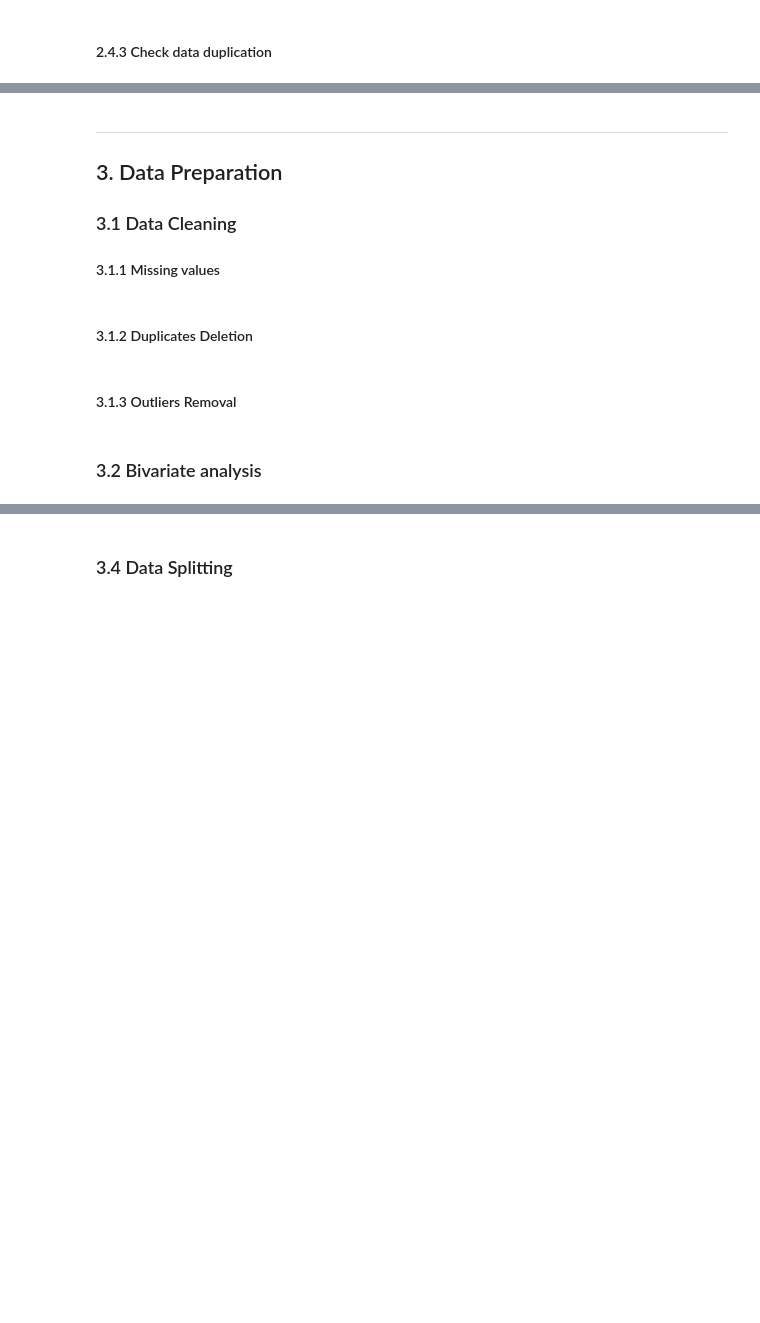
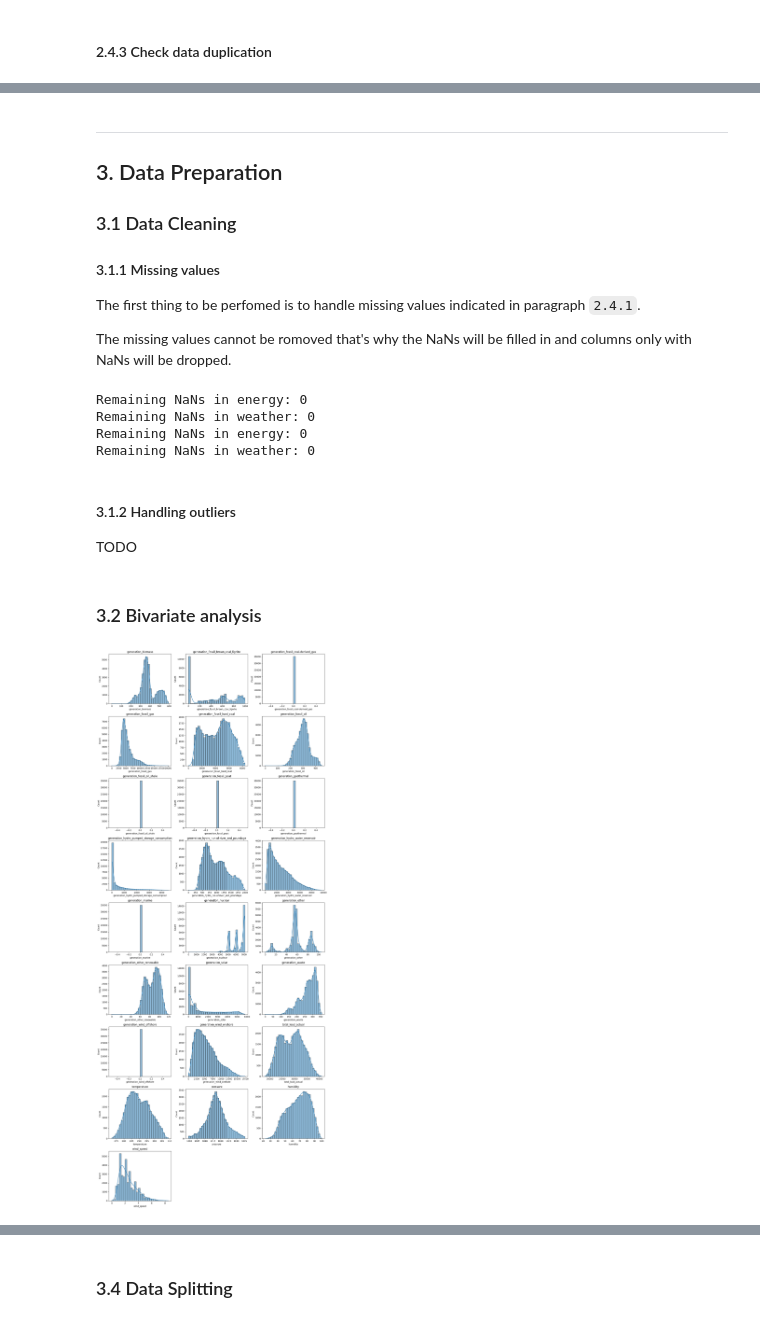
Before and after one commit to matowaty/MINDD_project, a Jupyter notebook: project_2/project2.ipynb, the cells around one changed output, grey strips where cells are left out. Drawn from its saved outputs; the diff is of its cells as text; code cells hidden in the pictures; blank space fills up the shorter version.

```diff
--- a/project_2/project2.ipynb
+++ b/project_2/project2.ipynb
@@ -316,9 +383,61 @@ weather.duplicated().sum()
 ### 3.1 Data Cleaning
 
 #### 3.1.1 Missing values
+
+The first thing to be perfomed is to handle missing values indicated in paragraph `2.4.1`.
+
+The missing values cannot be romoved that's why the NaNs will be filled in and columns only with NaNs will be dropped.
-# %% [markdown]
-#### 3.1.2 Duplicates Deletion
+# %%
+print("Remaining NaNs in energy:", energy.isna().sum().sum())
+print("Remaining NaNs in weather:", weather.isna().sum().sum())
+
+# Drop columns that contain only NaN values
+energy = energy.dropna(axis=1, how='all')
+weather = weather.dropna(axis=1, how='all')
+
+# Interpolate missing values (time-series aware)
+energy.index = pd.to_datetime(energy.index, errors='coerce', utc=True)
+weather.index = pd.to_datetime(weather.index, errors='coerce', utc=True)
+energy = energy.interpolate(method='time')
+weather = weather.interpolate(method='time')
+
+# Forward-fill remaining NaNs (edge cases)
+energy = energy.ffill().bfill()
+weather = weather.ffill().bfill()
+
+print("Remaining NaNs in energy:", energy.isna().sum().sum())
+print("Remaining NaNs in weather:", weather.isna().sum().sum())
+# %% [output]
+Remaining NaNs in energy: 0
+Remaining NaNs in weather: 0
+Remaining NaNs in energy: 0
+Remaining NaNs in weather: 0
 # %% [markdown]
-#### 3.1.3 Outliers Removal
+#### 3.1.2 Handling outliers
+
+TODO
 # %% [markdown]
 ### 3.2 Bivariate analysis
+# %%
+df_analysis = energy.join(weather, how="inner")
+features = df_analysis.select_dtypes(include="number").drop(columns=["price_day_ahead"])
+
+import matplotlib.pyplot as plt
+import seaborn as sns
+import math
+
+num_features = len(features.columns)
+cols = 3
+rows = math.ceil(num_features / cols)
+
+plt.figure(figsize=(5 * cols, 4 * rows))
+
+for i, feature in enumerate(features.columns):
+    plt.subplot(rows, cols, i + 1)
+    sns.histplot(df_analysis[feature], kde=True, bins=30)
+    plt.title(feature)
+
+plt.tight_layout()
+plt.show()
+# %% [output]
+[figure, added]
```
Also changed, not shown: parts of 24 cells of this notebook.
